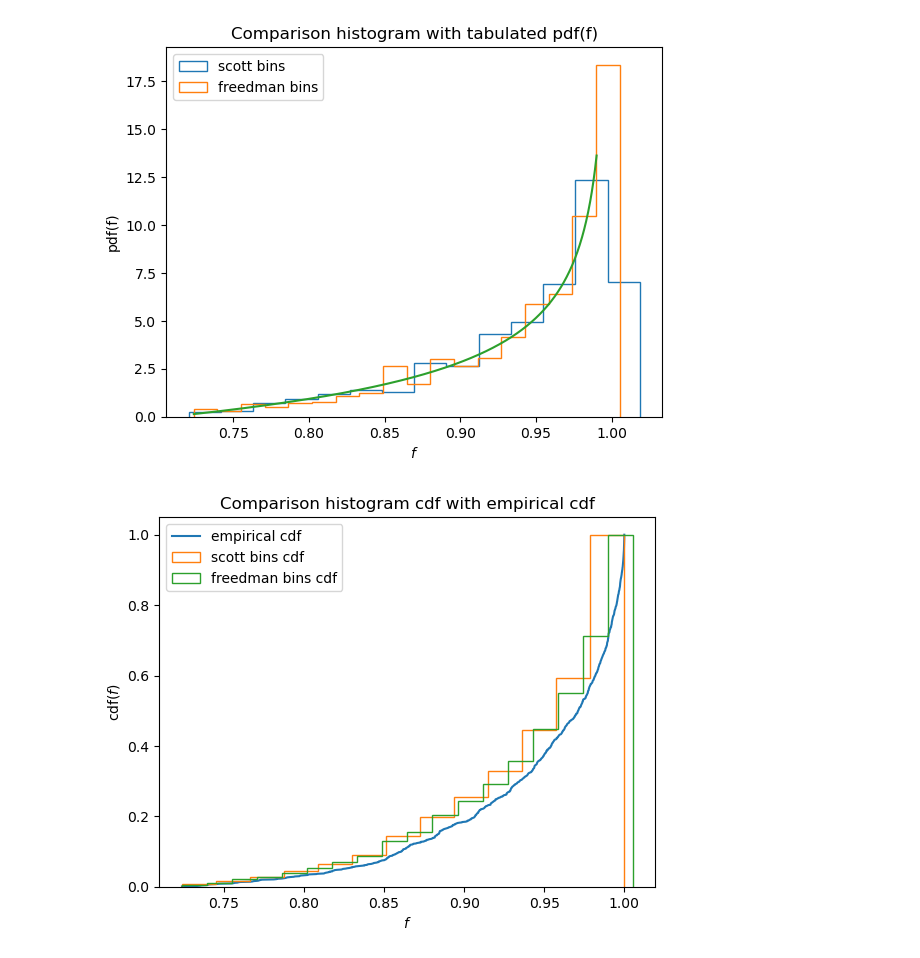
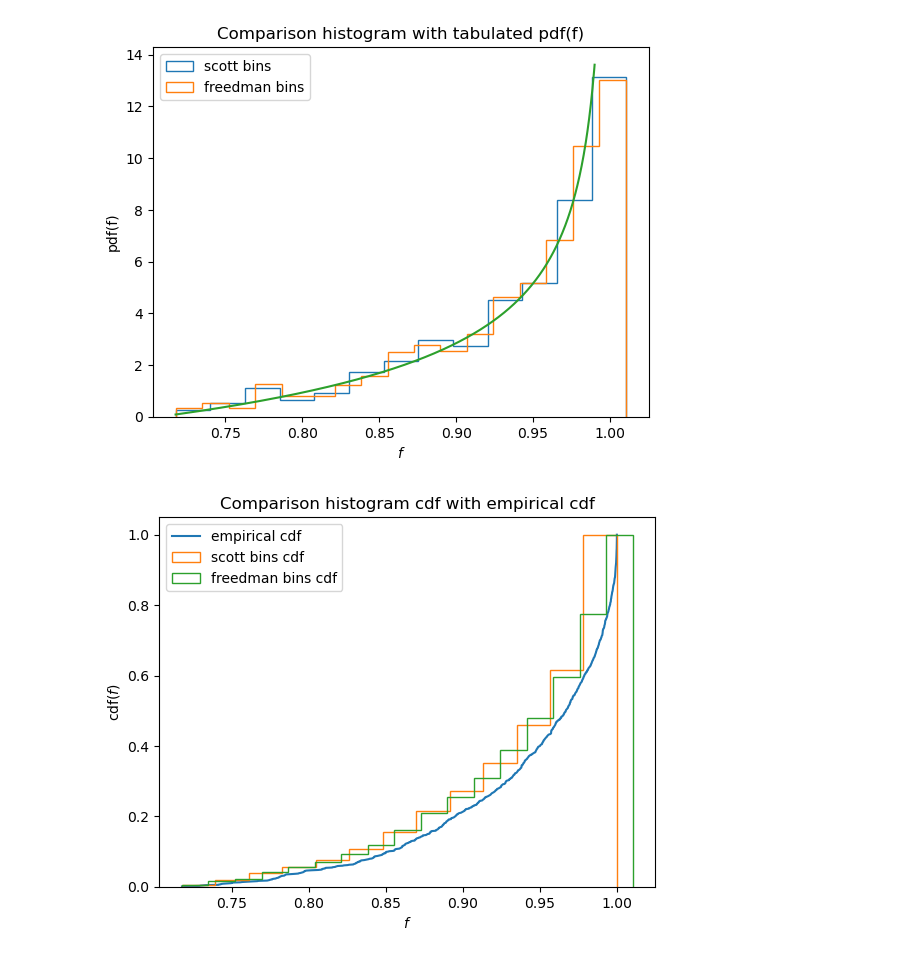
Before and after one commit to om-erika/astrostatistics_bicocca_2024, a Jupyter notebook: working/irreducible_mass_BHs.ipynb, the cells around one changed output. Cells and saved outputs as stored; diff of their text form; code cells hidden in the pictures.

```diff
--- a/working/irreducible_mass_BHs.ipynb
+++ b/working/irreducible_mass_BHs.ipynb
@@ -75,19 +75,18 @@ plt.show()
 # %%
 f = np.sqrt((1+np.sqrt(1-chi**2))/2)
 hist(f, bins = 'scott',density = True, histtype = 'step', label = 'scott bins')
-f = m_irr/masses
 hist(f, bins = 'freedman', density = True, histtype = 'step', label = 'freedman bins')
 
 f_lin = np.linspace(min(f),0.99, 1000)
 ax = plt.gca()
 ax.plot(f_lin, 2*(2*f_lin**2-1)/(np.sqrt(1-f_lin**2)))
 plt.xlabel(r'$f$')
 plt.ylabel(r'pdf(f)')
 plt.legend()
 plt.title('Comparison histogram with tabulated pdf(f)')
 plt.show()
 # %% [output]
-[figure, old version]
+[figure, new version]
 # %%
 ax = plt.gca()
 cdf_f = np.cumsum(np.sort(f))/np.sum(f)
@@ -100,7 +99,7 @@ plt.ylabel(r'cdf($f$)')
 plt.title('Comparison histogram cdf with empirical cdf')
 plt.show()
 # %% [output]
-[figure, old version]
+[figure, new version]
 # %%
 fig, ax = plt.subplots(1,2)
 
```
Also changed, not shown: parts of 6 cells of this notebook.
